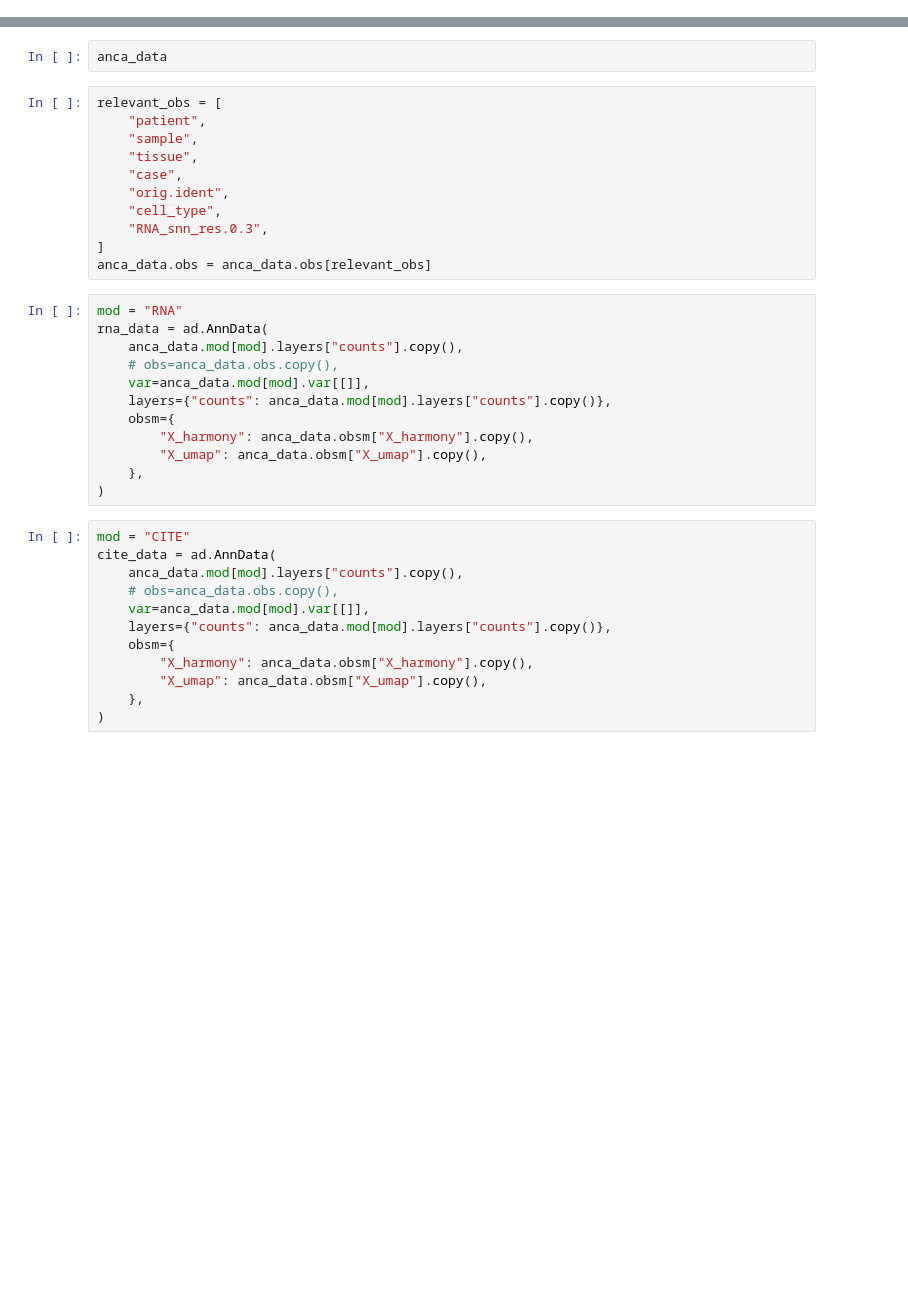
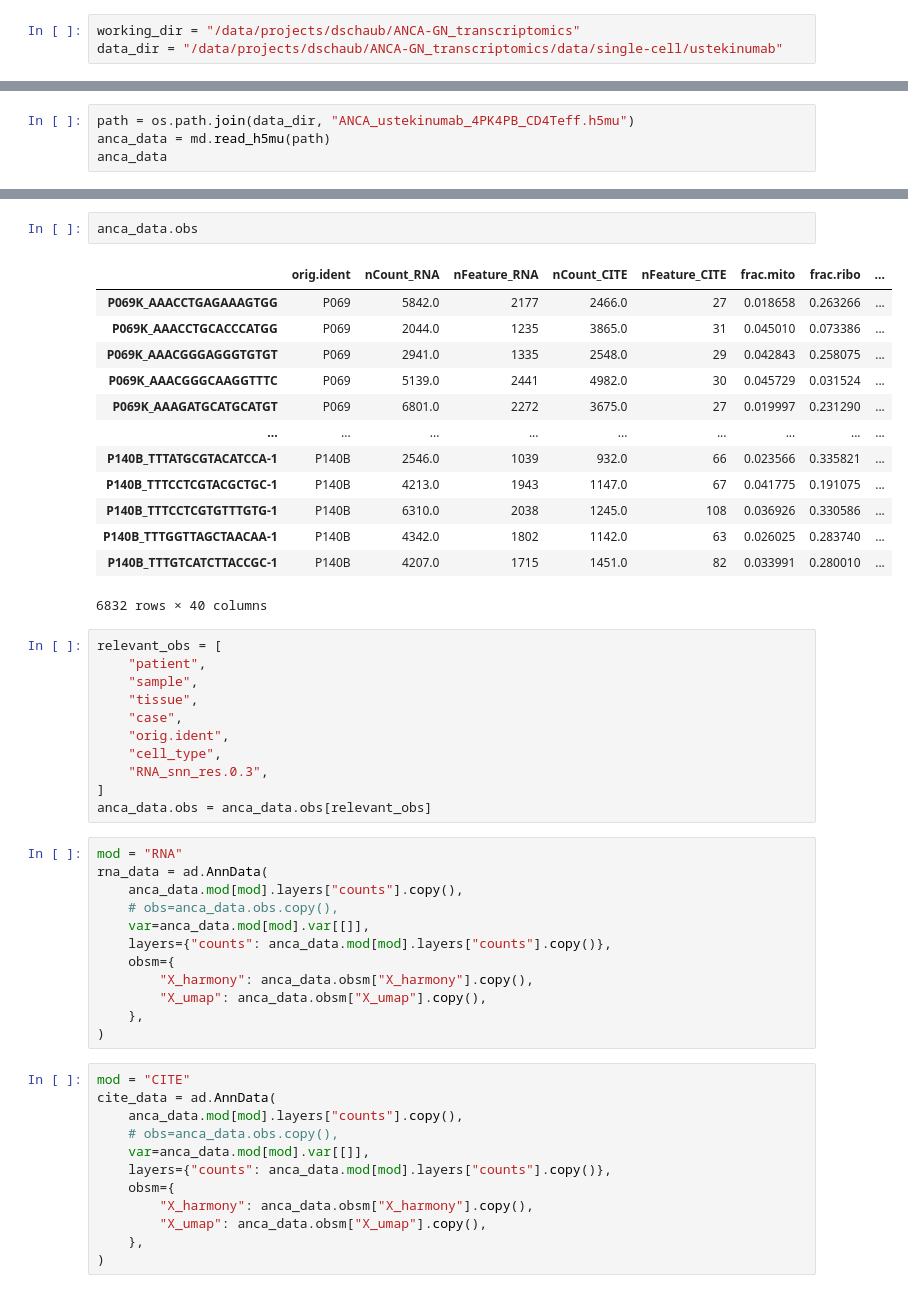
Before and after one commit to imsb-uke/ANCA-GN_transcriptomics, a Jupyter notebook: notebooks/single-cell/ustekinumab_cohort/03-CD4Teff_analysis/04-refine_annotations.ipynb, the cells around one changed output, grey strips where cells are left out. Drawn from its saved outputs; the diff is of its cells as text; blank space fills up the shorter version.

Commit message:
update single-cell code

```diff
--- a/notebooks/single-cell/ustekinumab_cohort/03-CD4Teff_analysis/04-refine_annotations.ipynb
+++ b/notebooks/single-cell/ustekinumab_cohort/03-CD4Teff_analysis/04-refine_annotations.ipynb
@@ -1,3 +1,6 @@
+# %%
+working_dir = "/data/projects/dschaub/ANCA-GN_transcriptomics"
+data_dir = "/data/projects/dschaub/ANCA-GN_transcriptomics/data/single-cell/ustekinumab"
 # %%
 %load_ext autoreload
 %autoreload 2
@@ -39,0 +35,4 @@ anca_data = md.read_h5mu(data_path)
+# %%
+path = os.path.join(data_dir, "ANCA_ustekinumab_4PK4PB_CD4Teff.h5mu")
+anca_data = md.read_h5mu(path)
+anca_data
@@ -40,5 +50,19 @@ anca_data = md.read_h5mu(data_path)
 # %%
-anca_data
+anca_data.obs
+# %% [output]
+|  | orig.ident | nCount_RNA | nFeature_RNA | nCount_CITE | nFeature_CITE | frac.mito | frac.ribo | ... |
+| P069K_AAACCTGAGAAAGTGG | P069 | 5842.0 | 2177 | 2466.0 | 27 | 0.018658 | 0.263266 | ... |
+| P069K_AAACCTGCACCCATGG | P069 | 2044.0 | 1235 | 3865.0 | 31 | 0.045010 | 0.073386 | ... |
+| P069K_AAACGGGAGGGTGTGT | P069 | 2941.0 | 1335 | 2548.0 | 29 | 0.042843 | 0.258075 | ... |
+| P069K_AAACGGGCAAGGTTTC | P069 | 5139.0 | 2441 | 4982.0 | 30 | 0.045729 | 0.031524 | ... |
+| P069K_AAAGATGCATGCATGT | P069 | 6801.0 | 2272 | 3675.0 | 27 | 0.019997 | 0.231290 | ... |
+| ... | ... | ... | ... | ... | ... | ... | ... | ... |
+| P140B_TTTATGCGTACATCCA-1 | P140B | 2546.0 | 1039 | 932.0 | 66 | 0.023566 | 0.335821 | ... |
+| P140B_TTTCCTCGTACGCTGC-1 | P140B | 4213.0 | 1943 | 1147.0 | 67 | 0.041775 | 0.191075 | ... |
+| P140B_TTTCCTCGTGTTTGTG-1 | P140B | 6310.0 | 2038 | 1245.0 | 108 | 0.036926 | 0.330586 | ... |
+| P140B_TTTGGTTAGCTAACAA-1 | P140B | 4342.0 | 1802 | 1142.0 | 63 | 0.026025 | 0.283740 | ... |
+| P140B_TTTGTCATCTTACCGC-1 | P140B | 4207.0 | 1715 | 1451.0 | 82 | 0.033991 | 0.280010 | ... |
+6832 rows × 40 columns
 # %%
 relevant_obs = [
     "patient",
```
Also changed, not shown: parts of 8 cells of this notebook, 2 other files.
